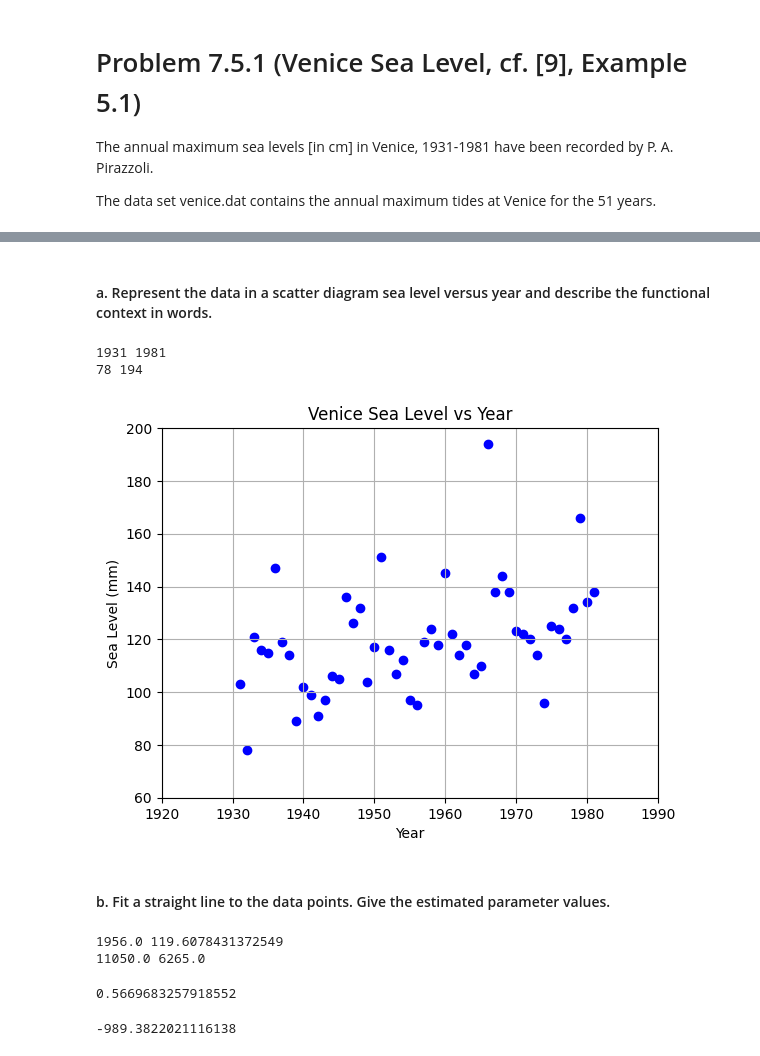
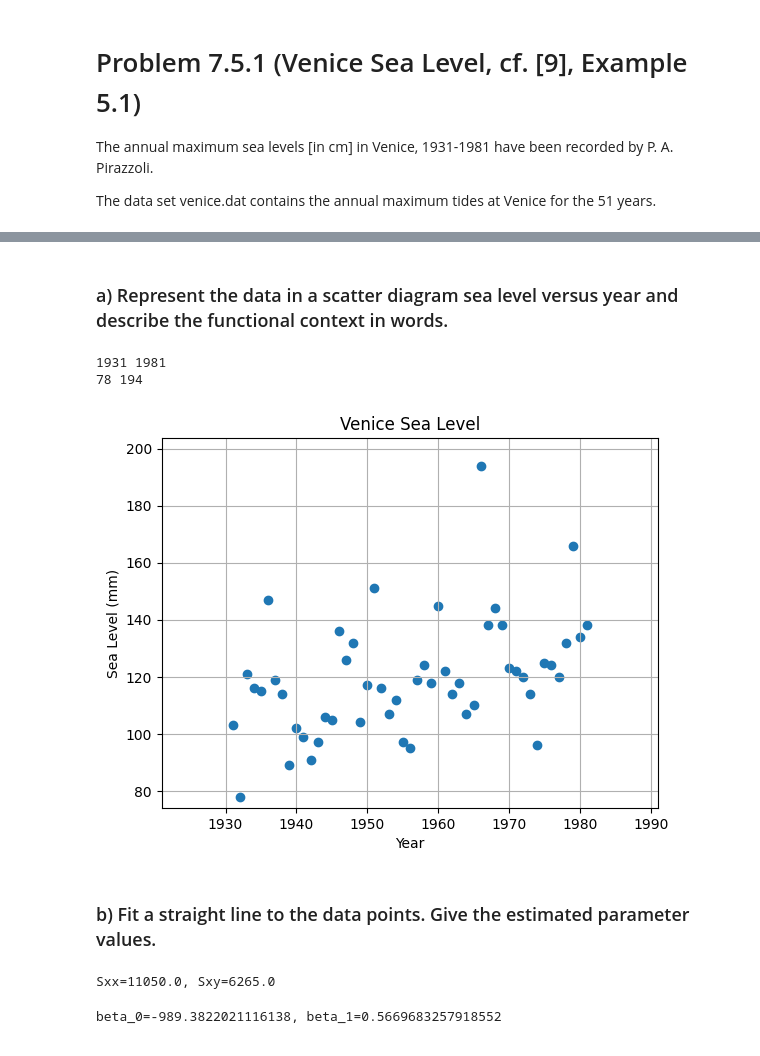
Before and after one commit to gasserandreas/Jupyter-lab-fhnw, a Jupyter notebook: 07_Regression/7.5.1.ipynb, the cells around one changed output, grey strips where cells are left out. Cells and saved outputs as stored; diff of their text form; code cells hidden in the pictures.

Commit message:
added regression data and examples

```diff
--- a/07_Regression/7.5.1.ipynb
+++ b/07_Regression/7.5.1.ipynb
@@ -30,5 +24,5 @@ df.head(10)
 # %% [markdown]
-#### a. Represent the data in a scatter diagram sea level versus year and describe the functional context in words.
+### a) Represent the data in a scatter diagram sea level versus year and describe the functional context in words.
 # %%
 year_min = df['Year'].min()
 year_max = df['Year'].max()
@@ -41,50 +35,43 @@ print(sea_level_min, sea_level_max)
 1931 1981
 78 194
 # %%
-plt.close()
-# set limits
-plt.xlim([1920, 1990])
-plt.ylim([60, 200])
+def plot_scatterplot(df):
+  plt.close()
 
-# label x and y axis
-plt.xlabel('Year')
-plt.ylabel('Sea Level (mm)')
-plt.title('Venice Sea Level vs Year')
+  plt.xlim(year_min-10, year_max+10)
+  plt.ylim(sea_level_min*0.95, sea_level_max*1.05)
 
-# plot the data
-plt.scatter(df['Year'], df['SeaLevel'], color='blue')
+  plt.xlabel('Year')
+  plt.ylabel('Sea Level (mm)')
+  plt.title('Venice Sea Level')
 
-plt.grid()
+  plt.scatter(df['Year'], df['SeaLevel'])
+
+  plt.grid()
+
+plot_scatterplot(df)
 
 plt.show()
 # %% [output]
-[figure, old version]
+[figure, new version]
 # %% [markdown]
-#### b. Fit a straight line to the data points. Give the estimated parameter values.
+### b) Fit a straight line to the data points. Give the estimated parameter values.
-# %%
-year_bar = np.mean(df['Year'])
-sea_level_bar = np.mean(df['SeaLevel'])
-print(year_bar, sea_level_bar)
-
-all_xx = (df['Year'] - year_bar)**2
-all_xy = (df['Year'] - year_bar) * (df['SeaLevel'] - sea_level_bar)
-
-Sxx = sum(all_xx)
-Sxy = sum(all_xy)
-
-print(Sxx, Sxy)
-# %% [output]
-1956.0 119.6078431372549
-11050.0 6265.0
-# %%
-# slope berechnen
-beta1 = Sxy / Sxx
-beta1
-# %% [output]
-0.5669683257918552
-# %%
-# intercept
-beta0 = sea_level_bar - beta1 * year_bar
-beta0
-# %% [output]
--989.3822021116138
+# %%
+x_bar = df['Year'].mean()
+y_bar = df['SeaLevel'].mean()
+
+Sxx = np.sum(np.square(df['Year'] - x_bar))
+Sxy = np.sum((df['Year'] - x_bar) * (df['SeaLevel'] - y_bar))
+print(f"{Sxx=}, {Sxy=}")
+# %% [output]
+Sxx=11050.0, Sxy=6265.0
+# %%
+# slope
+beta_1 = Sxy / Sxx
+
+# intercept
+beta_0 = y_bar - beta_1 * x_bar
+
+print(f"{beta_0=}, {beta_1=}")
+# %% [output]
+beta_0=-989.3822021116138, beta_1=0.5669683257918552
```
Also changed, not shown: parts of 12 cells of this notebook, 37 other files.
